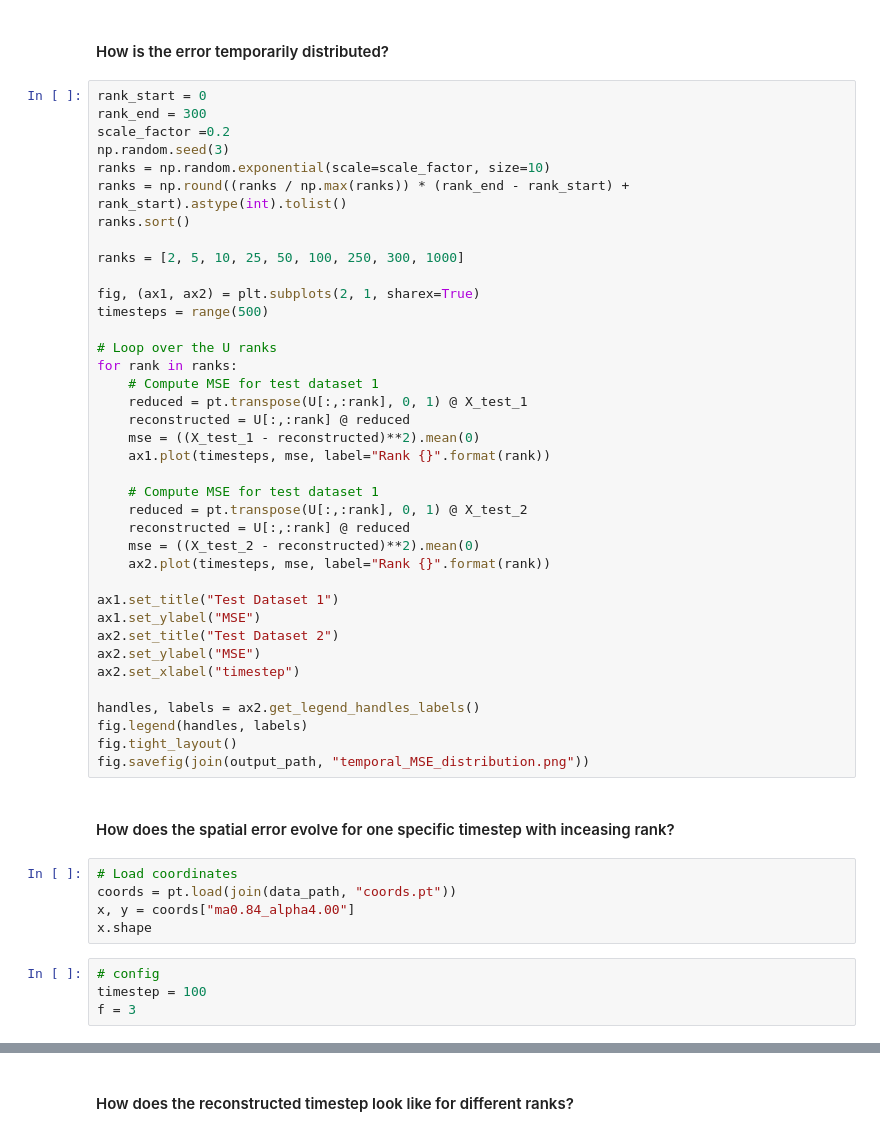
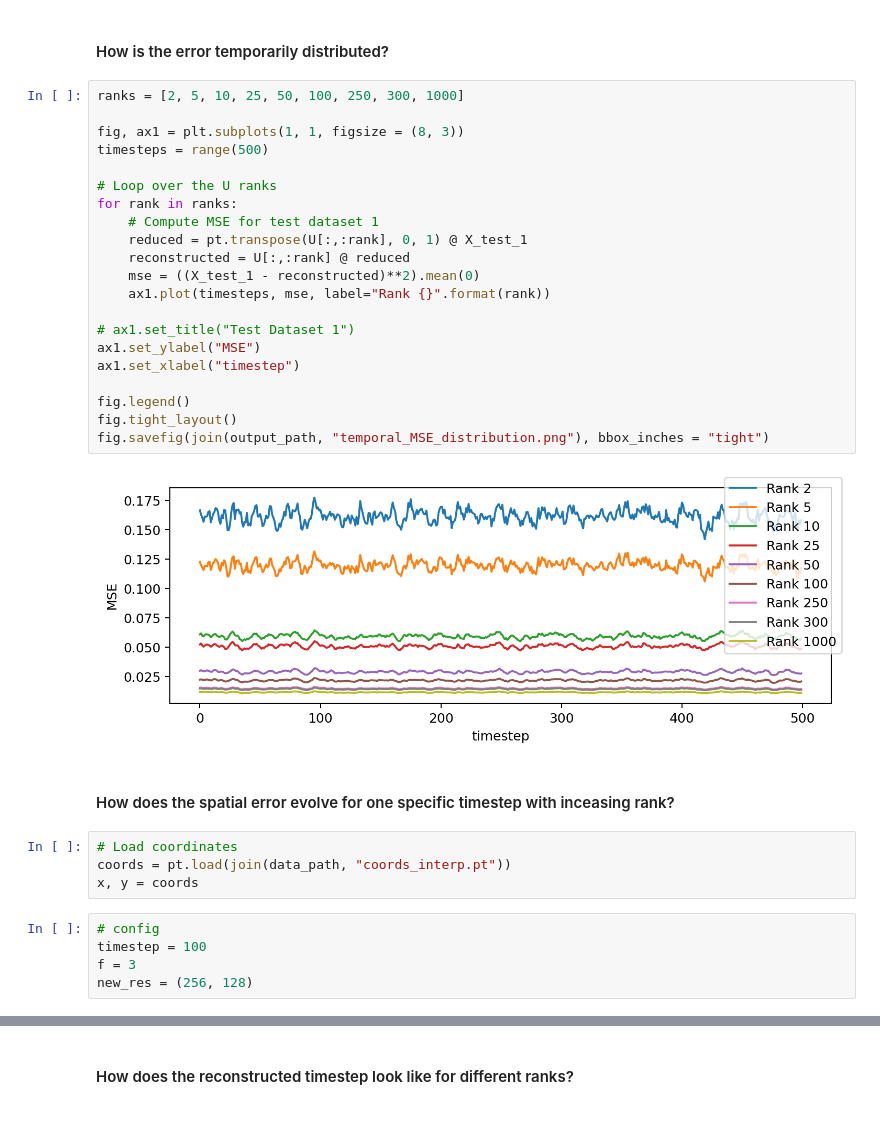
Before and after one commit to AntonSchreiber/ROM-buffet-forecasting, a Jupyter notebook: notebooks/svd_test.ipynb, the cells around one changed output, grey strips where cells are left out. Drawn from its saved outputs; the diff is of its cells as text.

```diff
--- a/notebooks/svd_test.ipynb
+++ b/notebooks/svd_test.ipynb
@@ -87,54 +89,39 @@ fig.savefig(join(output_path, "MSE_and_Variance_with_rank.png"))
 # %% [markdown]
 #### How is the error temporarily distributed?
 # %%
-rank_start = 0
-rank_end = 300
-scale_factor =0.2
-np.random.seed(3)
-ranks = np.random.exponential(scale=scale_factor, size=10)
-ranks = np.round((ranks / np.max(ranks)) * (rank_end - rank_start) + rank_start).astype(int).tolist()
-ranks.sort()
-
 ranks = [2, 5, 10, 25, 50, 100, 250, 300, 1000]
 
-fig, (ax1, ax2) = plt.subplots(2, 1, sharex=True)
+fig, ax1 = plt.subplots(1, 1, figsize = (8, 3))
 timesteps = range(500)
 
 # Loop over the U ranks
 for rank in ranks:
     # Compute MSE for test dataset 1
     reduced = pt.transpose(U[:,:rank], 0, 1) @ X_test_1
     reconstructed = U[:,:rank] @ reduced
     mse = ((X_test_1 - reconstructed)**2).mean(0)
     ax1.plot(timesteps, mse, label="Rank {}".format(rank))
 
-    # Compute MSE for test dataset 1
-    reduced = pt.transpose(U[:,:rank], 0, 1) @ X_test_2
-    reconstructed = U[:,:rank] @ reduced
-    mse = ((X_test_2 - reconstructed)**2).mean(0)
-    ax2.plot(timesteps, mse, label="Rank {}".format(rank))
+# ax1.set_title("Test Dataset 1")
+ax1.set_ylabel("MSE")
+ax1.set_xlabel("timestep")
 
-ax1.set_title("Test Dataset 1")
-ax1.set_ylabel("MSE")
-ax2.set_title("Test Dataset 2")
-ax2.set_ylabel("MSE")
-ax2.set_xlabel("timestep")
-
-handles, labels = ax2.get_legend_handles_labels()
-fig.legend(handles, labels)
+fig.legend()
 fig.tight_layout()
-fig.savefig(join(output_path, "temporal_MSE_distribution.png"))
+fig.savefig(join(output_path, "temporal_MSE_distribution.png"), bbox_inches = "tight")
+# %% [output]
+[figure, added]
 # %% [markdown]
 #### How does the spatial error evolve for one specific timestep with inceasing rank?
 # %%
 # Load coordinates
-coords = pt.load(join(data_path, "coords.pt"))
-x, y = coords["ma0.84_alpha4.00"]
-x.shape
+coords = pt.load(join(data_path, "coords_interp.pt"))
+x, y = coords
 # %%
 # config
 timestep = 100
 f = 3
+new_res = (256, 128)
 # %%
 fig, axes = plt.subplots(2, 3, sharey=True)
 
```
Also changed, not shown: parts of 3 cells of this notebook, 3 other files.
